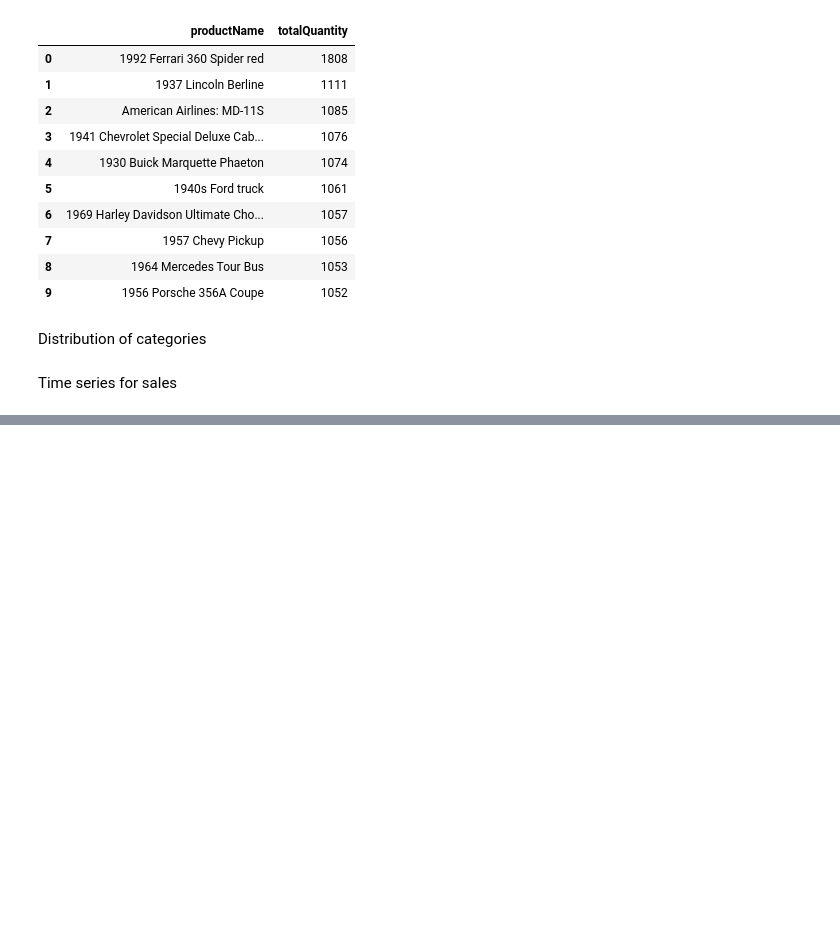
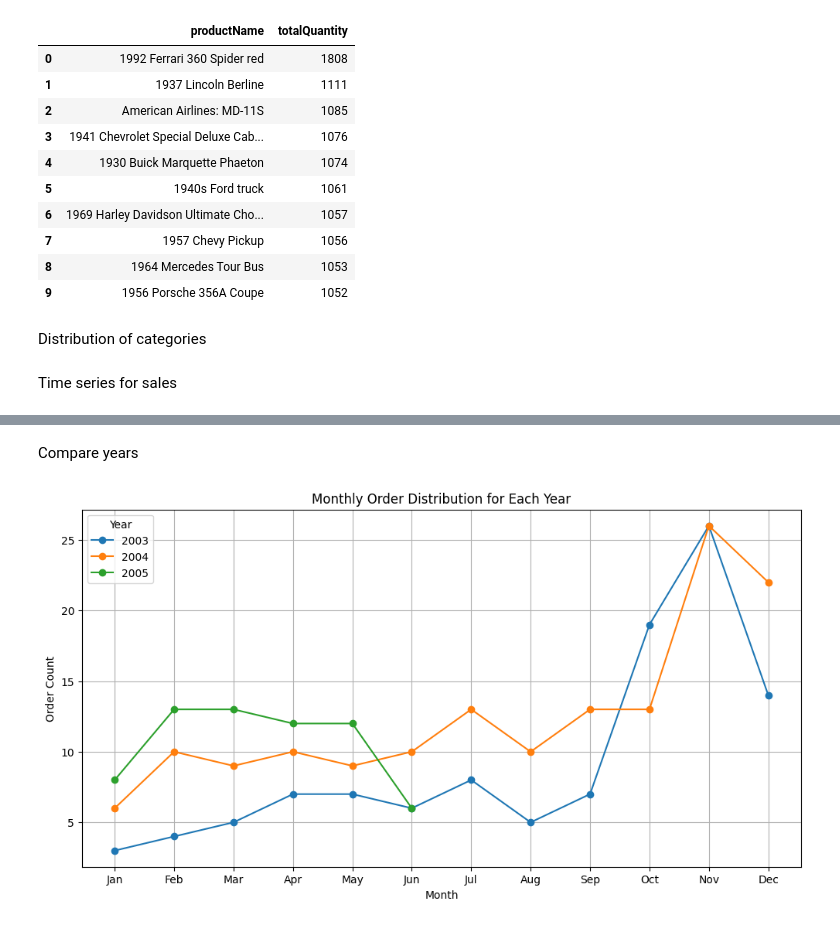
Before and after one commit to OgrodowskiJedrzej/Sales-Analysis, a Jupyter notebook: main.ipynb, the cells around one changed output, grey strips where cells are left out. Saved outputs shown, nothing was run; the diff lists cells and outputs as text; code cells hidden in the pictures; blank space fills up the shorter version.

Commit message:
Added compare years module

```diff
--- a/main.ipynb
+++ b/main.ipynb
@@ -137,0 +144,23 @@ vis1 = plt.ylabel("Number of orders")
+# %% [markdown]
+Compare years
+# %%
+salesInTime['date'] = pd.to_datetime(salesInTime['date'], format='%Y-%m')
+salesInTime['year'] = salesInTime['date'].dt.year
+salesInTime['month'] = salesInTime['date'].dt.month
+salesInTimeByYears = salesInTime.pivot(index='month', columns='year', values='orderCount')
+
+plt.figure(figsize=(12, 6))
+
+for year in salesInTimeByYears.columns:
+    plt.plot(salesInTimeByYears.index, salesInTimeByYears[year], marker='o', label=year)
+
+plt.xlabel('Month')
+plt.ylabel('Order Count')
+plt.title('Monthly Order Distribution for Each Year')
+plt.legend(title='Year')
+plt.xticks(ticks=range(1, 13), labels=[
+           'Jan', 'Feb', 'Mar', 'Apr', 'May', 'Jun', 'Jul', 'Aug', 'Sep', 'Oct', 'Nov', 'Dec'])
+plt.grid(True)
+plt.show()
+# %% [output]
+[figure, added]
```
Also changed, not shown: parts of 4 cells of this notebook.
